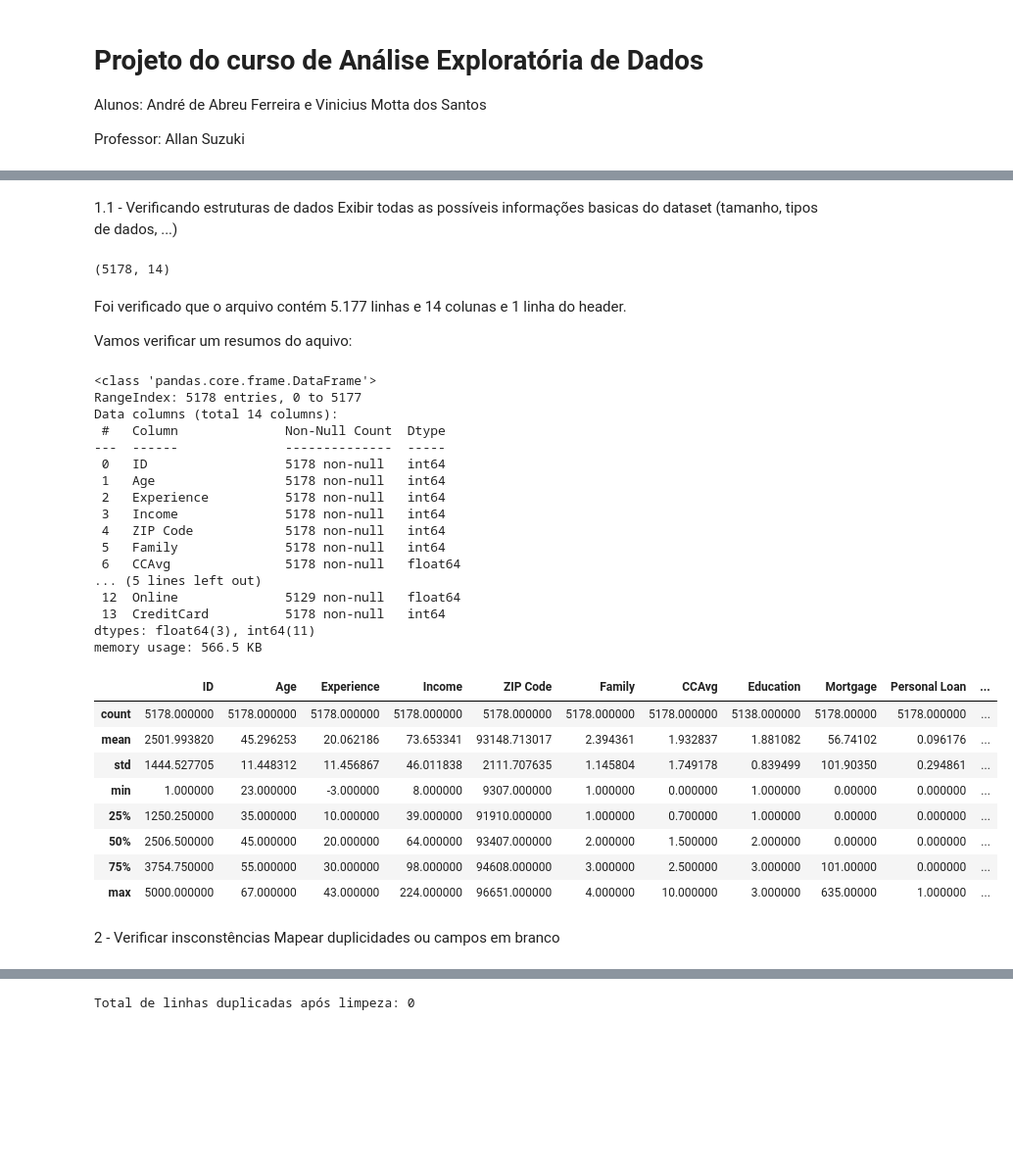
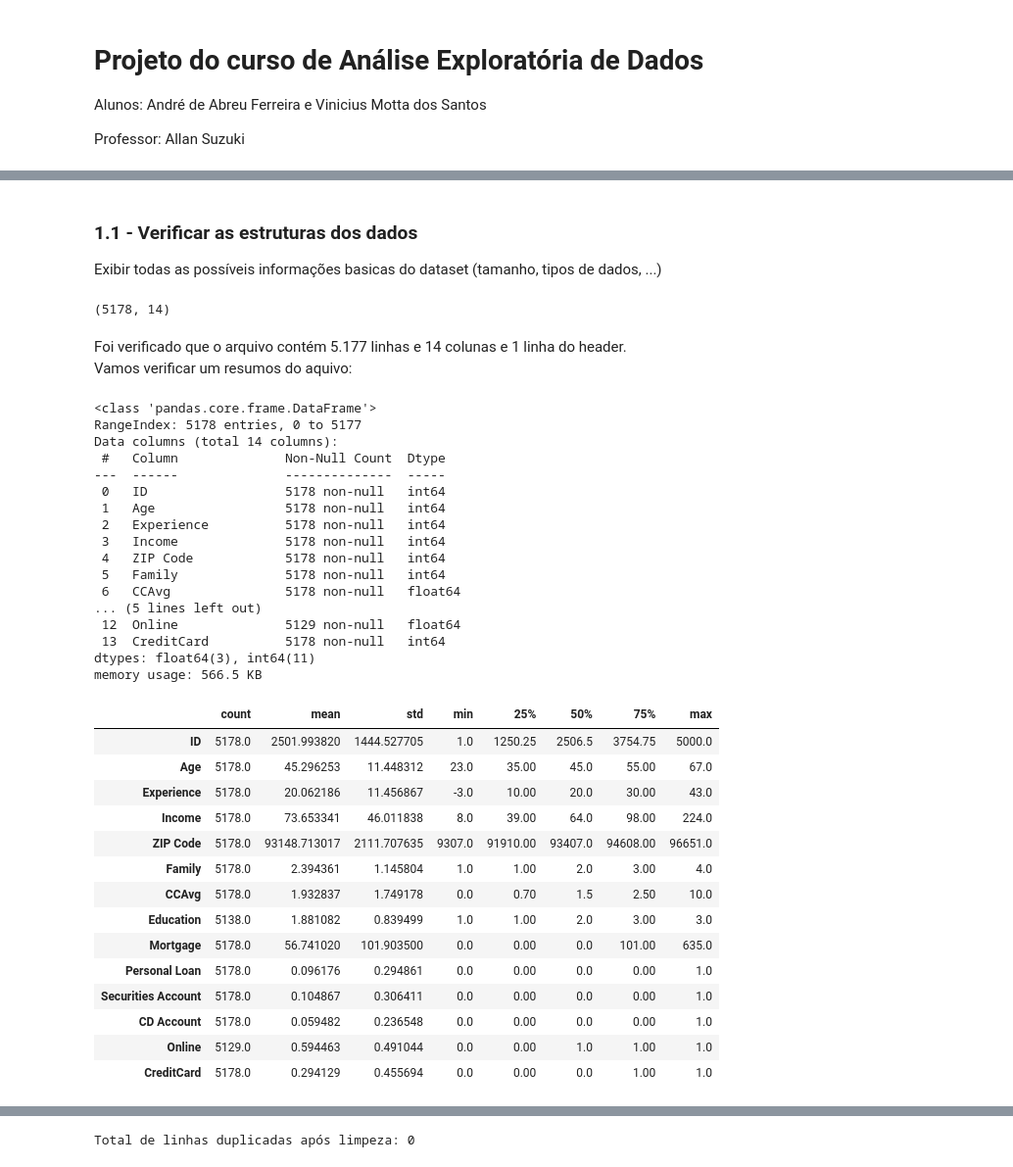
Before and after one commit to vmottas/personal_loan, a Jupyter notebook: personal_loan.ipynb, the cells around one changed output, grey strips where cells are left out. Shown: that part at 98% size. Saved outputs shown, nothing was run; the diff lists cells and outputs as text; code cells hidden in the pictures; blank space fills up the shorter version.

```diff
--- a/personal_loan.ipynb
+++ b/personal_loan.ipynb
@@ -67,5 +87,5 @@ FileNotFoundError: [Errno 2] No such file or directory: './data/Projectdata_Bank
 # %% [markdown]
-1.1  - Verificando estruturas de dados
+### 1.1  - Verificar as estruturas dos dados<br>
 Exibir todas as possíveis informações basicas do dataset (tamanho, tipos de dados, ...)
 # %%
 # Verificando a matriz do arquivo (linha x coluna)
@@ -73,42 +93,44 @@ df_loan.shape
 # %% [output]
 (5178, 14)
 # %% [markdown]
-Foi verificado que o arquivo contém 5.177 linhas e 14 colunas e 1 linha do header.
-
+Foi verificado que o arquivo contém 5.177 linhas e 14 colunas e 1 linha do header.<br>
 Vamos verificar um resumos do aquivo:
 # %%
 #  Detalhando o arquivo
 df_loan.info()
 
 # Trazendo informações de quantidade, mínimo, máximo, média, mediana e as porcentagens de 25% a 75% (step de 25%).
-df_loan.describe()
+df_loan.describe().transpose()
 # %% [output]
 <class 'pandas.core.frame.DataFrame'>
 RangeIndex: 5178 entries, 0 to 5177
 Data columns (total 14 columns):
  #   Column              Non-Null Count  Dtype
 ---  ------              --------------  -----
  0   ID                  5178 non-null   int64
  1   Age                 5178 non-null   int64
  2   Experience          5178 non-null   int64
  3   Income              5178 non-null   int64
  4   ZIP Code            5178 non-null   int64
  5   Family              5178 non-null   int64
  6   CCAvg               5178 non-null   float64
 ... (5 lines left out)
  12  Online              5129 non-null   float64
  13  CreditCard          5178 non-null   int64
 dtypes: float64(3), int64(11)
 memory usage: 566.5 KB
-|  | ID | Age | Experience | Income | ZIP Code | Family | CCAvg | Education | Mortgage | Personal Loan | ... |
-| count | 5178.000000 | 5178.000000 | 5178.000000 | 5178.000000 | 5178.000000 | 5178.000000 | 5178.000000 | 5138.000000 | 5178.00000 | 5178.000000 | ... |
-| mean | 2501.993820 | 45.296253 | 20.062186 | 73.653341 | 93148.713017 | 2.394361 | 1.932837 | 1.881082 | 56.74102 | 0.096176 | ... |
-| std | 1444.527705 | 11.448312 | 11.456867 | 46.011838 | 2111.707635 | 1.145804 | 1.749178 | 0.839499 | 101.90350 | 0.294861 | ... |
-| min | 1.000000 | 23.000000 | -3.000000 | 8.000000 | 9307.000000 | 1.000000 | 0.000000 | 1.000000 | 0.00000 | 0.000000 | ... |
-| 25% | 1250.250000 | 35.000000 | 10.000000 | 39.000000 | 91910.000000 | 1.000000 | 0.700000 | 1.000000 | 0.00000 | 0.000000 | ... |
-| 50% | 2506.500000 | 45.000000 | 20.000000 | 64.000000 | 93407.000000 | 2.000000 | 1.500000 | 2.000000 | 0.00000 | 0.000000 | ... |
-| 75% | 3754.750000 | 55.000000 | 30.000000 | 98.000000 | 94608.000000 | 3.000000 | 2.500000 | 3.000000 | 101.00000 | 0.000000 | ... |
-| max | 5000.000000 | 67.000000 | 43.000000 | 224.000000 | 96651.000000 | 4.000000 | 10.000000 | 3.000000 | 635.00000 | 1.000000 | ... |
+|  | count | mean | std | min | 25% | 50% | 75% | max |
+| ID | 5178.0 | 2501.993820 | 1444.527705 | 1.0 | 1250.25 | 2506.5 | 3754.75 | 5000.0 |
+| Age | 5178.0 | 45.296253 | 11.448312 | 23.0 | 35.00 | 45.0 | 55.00 | 67.0 |
+| Experience | 5178.0 | 20.062186 | 11.456867 | -3.0 | 10.00 | 20.0 | 30.00 | 43.0 |
+| Income | 5178.0 | 73.653341 | 46.011838 | 8.0 | 39.00 | 64.0 | 98.00 | 224.0 |
+| ZIP Code | 5178.0 | 93148.713017 | 2111.707635 | 9307.0 | 91910.00 | 93407.0 | 94608.00 | 96651.0 |
+| Family | 5178.0 | 2.394361 | 1.145804 | 1.0 | 1.00 | 2.0 | 3.00 | 4.0 |
+| CCAvg | 5178.0 | 1.932837 | 1.749178 | 0.0 | 0.70 | 1.5 | 2.50 | 10.0 |
+| Education | 5138.0 | 1.881082 | 0.839499 | 1.0 | 1.00 | 2.0 | 3.00 | 3.0 |
+| Mortgage | 5178.0 | 56.741020 | 101.903500 | 0.0 | 0.00 | 0.0 | 101.00 | 635.0 |
+| Personal Loan | 5178.0 | 0.096176 | 0.294861 | 0.0 | 0.00 | 0.0 | 0.00 | 1.0 |
+| Securities Account | 5178.0 | 0.104867 | 0.306411 | 0.0 | 0.00 | 0.0 | 0.00 | 1.0 |
+| CD Account | 5178.0 | 0.059482 | 0.236548 | 0.0 | 0.00 | 0.0 | 0.00 | 1.0 |
+| Online | 5129.0 | 0.594463 | 0.491044 | 0.0 | 0.00 | 1.0 | 1.00 | 1.0 |
+| CreditCard | 5178.0 | 0.294129 | 0.455694 | 0.0 | 0.00 | 0.0 | 1.00 | 1.0 |
-# %% [markdown]
-2   - Verificar insconstências
-Mapear duplicidades ou campos em branco
```
Also changed, not shown: parts of 14 cells of this notebook, 1 other file.
